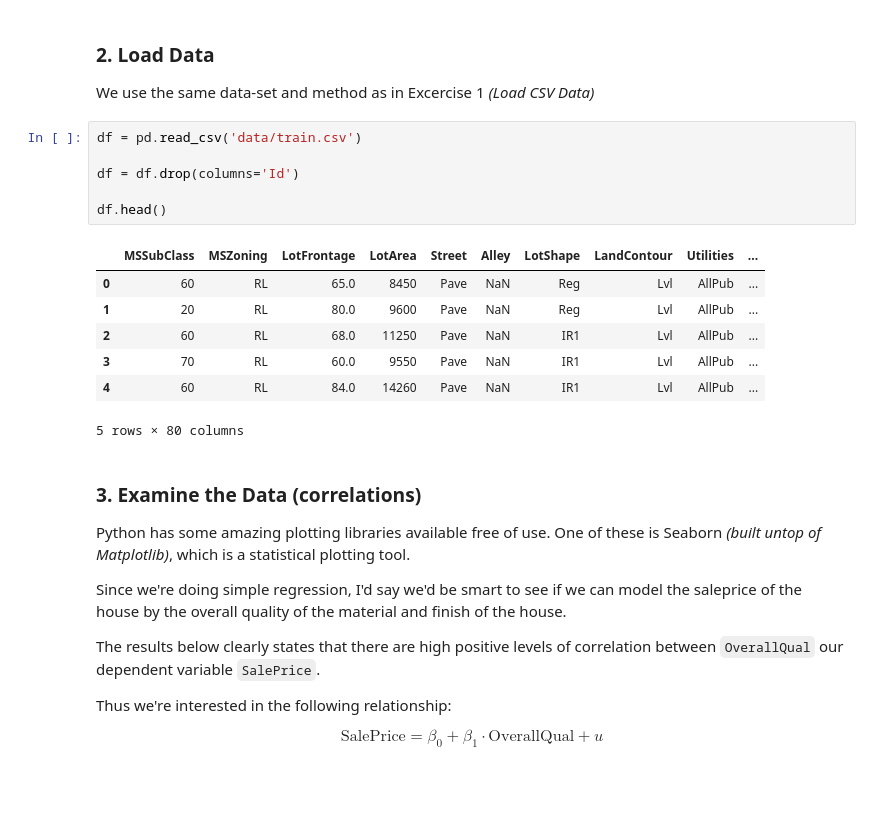
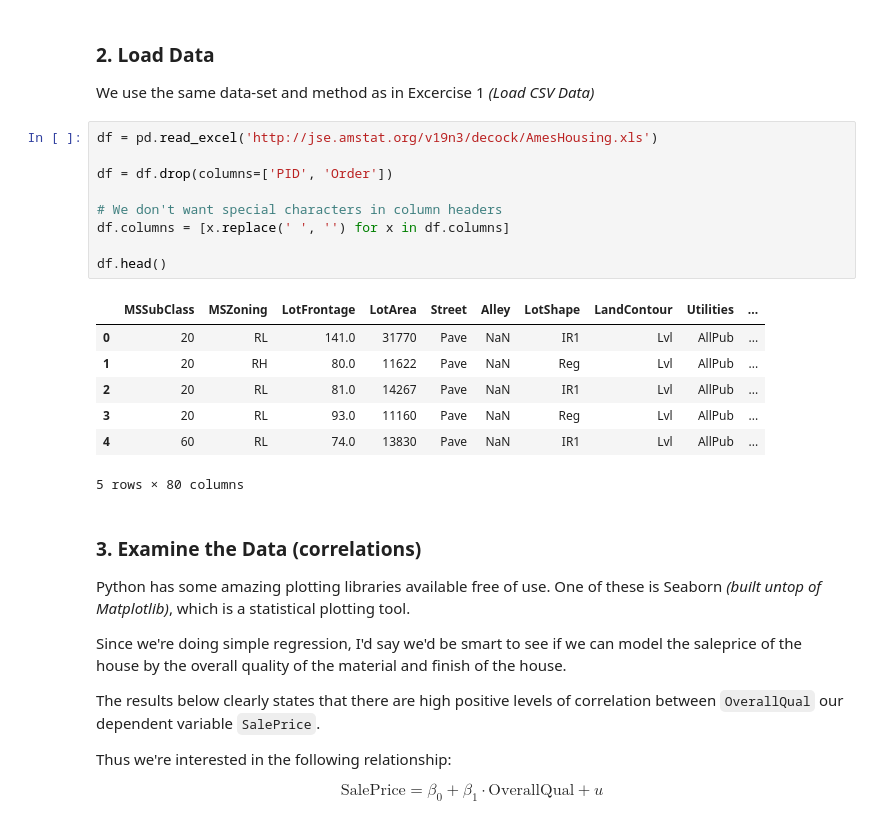
Before and after one commit to ismand95/PythonForEconomists, a Jupyter notebook: Notebooks/Econometrics/2. Simple Linear Regression.ipynb, the cells around one changed output. Cells and saved outputs as stored; diff of their text form; blank space fills up the shorter version.

Commit message:
Added external data-source for ease of use in Binder.

```diff
--- a/Notebooks/Econometrics/2. Simple Linear Regression.ipynb
+++ b/Notebooks/Econometrics/2. Simple Linear Regression.ipynb
@@ -18,20 +18,23 @@ plt.style.use('ggplot')
 ### 2. Load Data
 
 We use the same data-set and method as in Excercise 1 _(Load CSV Data)_
-# %%
-df = pd.read_csv('data/train.csv')
-
-df = df.drop(columns='Id')
-
-df.head()
-# %% [output]
-|  | MSSubClass | MSZoning | LotFrontage | LotArea | Street | Alley | LotShape | LandContour | Utilities | ... |
-| 0 | 60 | RL | 65.0 | 8450 | Pave | NaN | Reg | Lvl | AllPub | ... |
-| 1 | 20 | RL | 80.0 | 9600 | Pave | NaN | Reg | Lvl | AllPub | ... |
-| 2 | 60 | RL | 68.0 | 11250 | Pave | NaN | IR1 | Lvl | AllPub | ... |
-| 3 | 70 | RL | 60.0 | 9550 | Pave | NaN | IR1 | Lvl | AllPub | ... |
-| 4 | 60 | RL | 84.0 | 14260 | Pave | NaN | IR1 | Lvl | AllPub | ... |
-5 rows × 80 columns
+# %%
+df = pd.read_excel('http://jse.amstat.org/v19n3/decock/AmesHousing.xls')
+
+df = df.drop(columns=['PID', 'Order'])
+
+# We don't want special characters in column headers
+df.columns = [x.replace(' ', '') for x in df.columns]
+
+df.head()
+# %% [output]
+|  | MSSubClass | MSZoning | LotFrontage | LotArea | Street | Alley | LotShape | LandContour | Utilities | ... |
+| 0 | 20 | RL | 141.0 | 31770 | Pave | NaN | IR1 | Lvl | AllPub | ... |
+| 1 | 20 | RH | 80.0 | 11622 | Pave | NaN | Reg | Lvl | AllPub | ... |
+| 2 | 20 | RL | 81.0 | 14267 | Pave | NaN | IR1 | Lvl | AllPub | ... |
+| 3 | 20 | RL | 93.0 | 11160 | Pave | NaN | Reg | Lvl | AllPub | ... |
+| 4 | 60 | RL | 74.0 | 13830 | Pave | NaN | IR1 | Lvl | AllPub | ... |
+5 rows × 80 columns
 # %% [markdown]
 ### 3. Examine the Data (correlations)
 
```
Also changed, not shown: parts of 3 cells of this notebook, 6 other files.
